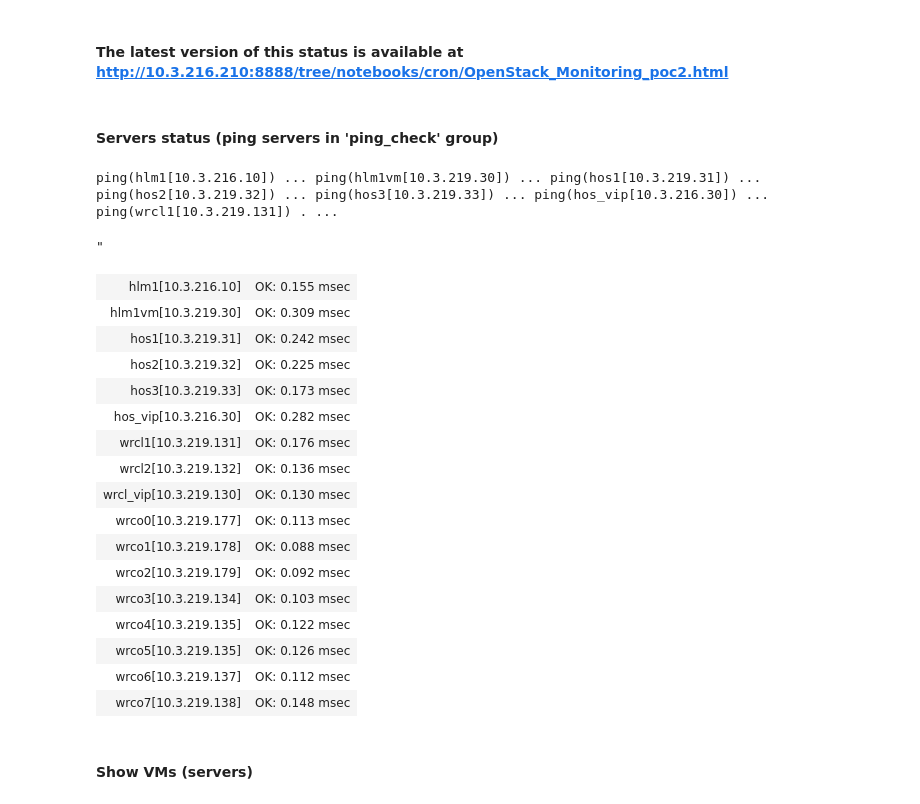
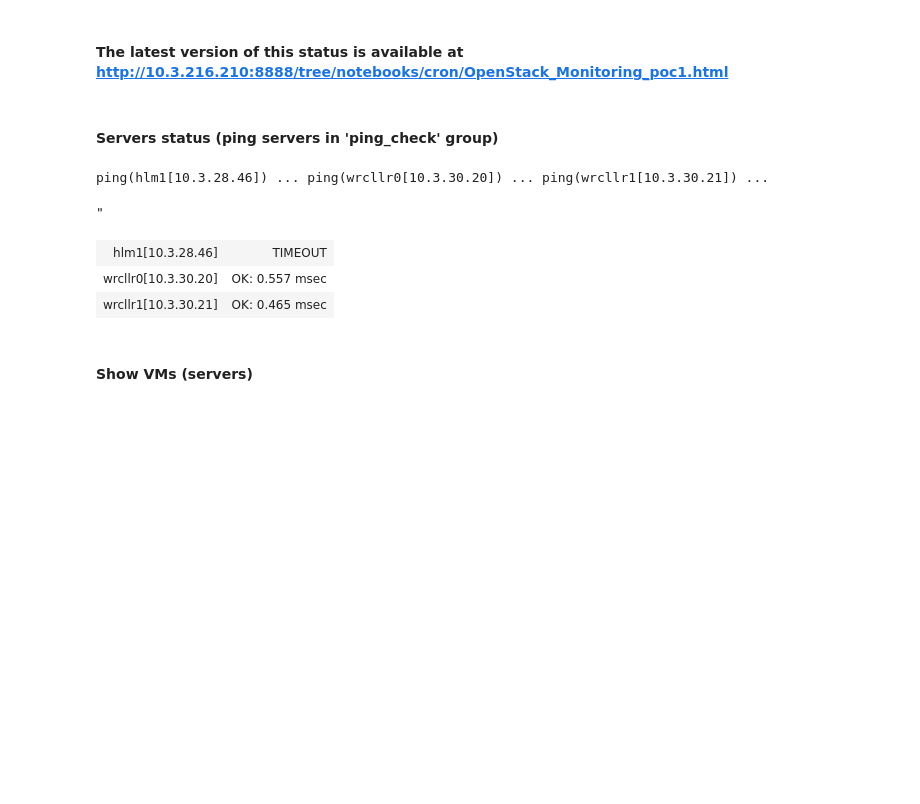
Before and after one commit to mjbright/jupyter-for-everything-else, a Jupyter notebook: OpenStack_Monitoring_Py3.ipynb, the cells around one changed output. Cells and saved outputs as stored; diff of their text form; code cells hidden in the pictures; blank space fills up the shorter version.

Commit message:
Updated for latest module/ files

```diff
--- a/OpenStack_Monitoring_Py3.ipynb
+++ b/OpenStack_Monitoring_Py3.ipynb
@@ -20,7 +20,7 @@ di.display_html('''<button onclick="jQuery('.input_area').toggle(); jQuery('.pro
 # %% [output]
 [interactive output not drawn]
 # %%
-platform=os.getenv('OS_PLATFORM', 'poc2')
+platform=os.getenv('OS_PLATFORM', 'poc1')
 display_platform(platform)
 inventory = read_inventory("$HOME/env/{}_hosts.ini".format(platform))
 conn = connectToCloud(platform)
@@ -31,31 +31,17 @@ Run at: 2016-07-03 08:50:08
 # %%
 HTML_URL = show_notebook_url(platform, host_ip="10.3.216.210", port=8888)
 # %% [output]
-The latest version of this status is available at http://10.3.216.210:8888/tree/notebooks/cron/OpenStack_Monitoring_poc2.html
+The latest version of this status is available at http://10.3.216.210:8888/tree/notebooks/cron/OpenStack_Monitoring_poc1.html
 # %% [markdown]
 #### Servers status (ping servers in 'ping_check' group)
 # %%
-display_html_ping_all(inventory, False)
+display_html_ping_all(inventory)
 # %% [output]
-ping(hlm1[10.3.216.10]) ... ping(hlm1vm[10.3.219.30]) ... ping(hos1[10.3.219.31]) ... ping(hos2[10.3.219.32]) ... ping(hos3[10.3.219.33]) ... ping(hos_vip[10.3.216.30]) ... ping(wrcl1[10.3.219.131]) . ...
+ping(hlm1[10.3.28.46]) ... ping(wrcllr0[10.3.30.20]) ... ping(wrcllr1[10.3.30.21]) ...
 "
-| hlm1[10.3.216.10] | OK: 0.155 msec |
-| hlm1vm[10.3.219.30] | OK: 0.309 msec |
-| hos1[10.3.219.31] | OK: 0.242 msec |
-| hos2[10.3.219.32] | OK: 0.225 msec |
-| hos3[10.3.219.33] | OK: 0.173 msec |
-| hos_vip[10.3.216.30] | OK: 0.282 msec |
-| wrcl1[10.3.219.131] | OK: 0.176 msec |
-| wrcl2[10.3.219.132] | OK: 0.136 msec |
-| wrcl_vip[10.3.219.130] | OK: 0.130 msec |
-| wrco0[10.3.219.177] | OK: 0.113 msec |
-| wrco1[10.3.219.178] | OK: 0.088 msec |
-| wrco2[10.3.219.179] | OK: 0.092 msec |
-| wrco3[10.3.219.134] | OK: 0.103 msec |
-| wrco4[10.3.219.135] | OK: 0.122 msec |
-| wrco5[10.3.219.135] | OK: 0.126 msec |
-| wrco6[10.3.219.137] | OK: 0.112 msec |
-| wrco7[10.3.219.138] | OK: 0.148 msec |
+| hlm1[10.3.28.46] | TIMEOUT |
+| wrcllr0[10.3.30.20] | OK: 0.557 msec |
+| wrcllr1[10.3.30.21] | OK: 0.465 msec |
 # %% [markdown]
 #### Show VMs (servers)
 # %%
```
Also changed, not shown: parts of 8 cells of this notebook.
